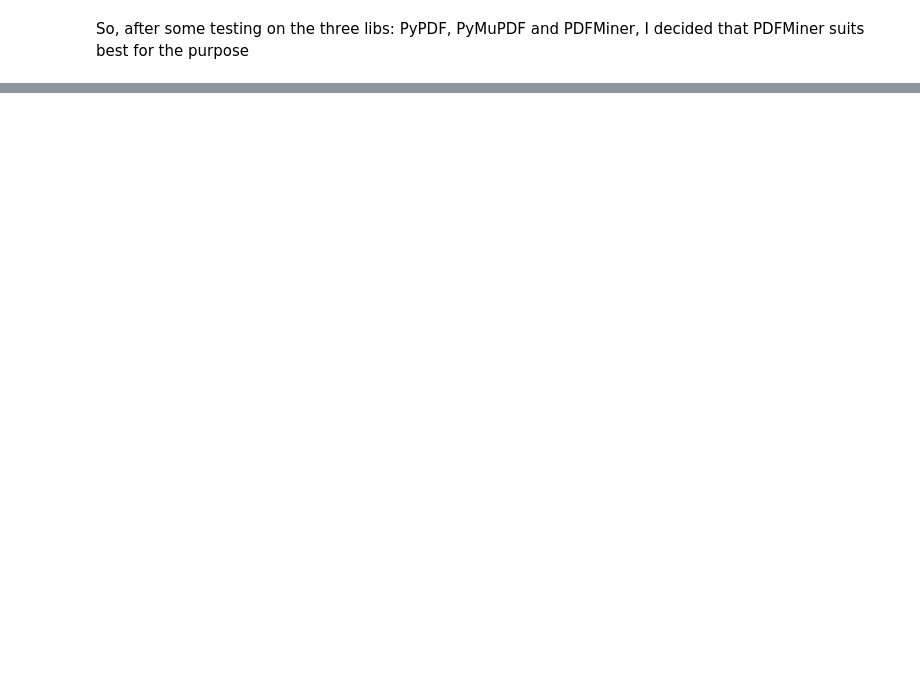
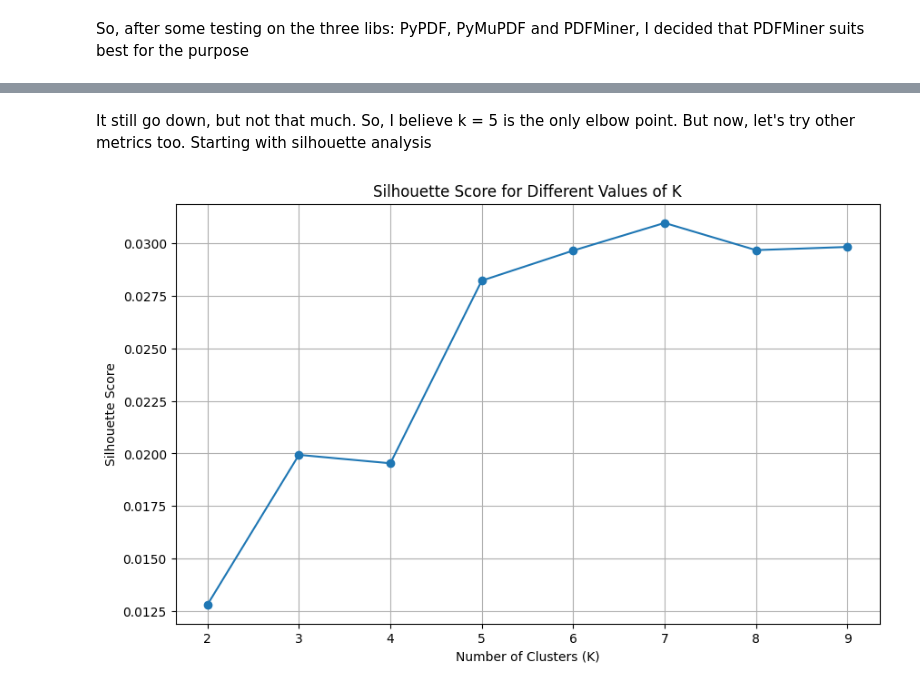
Before and after one commit to HenryNg101/Research-papers-analysis, a Jupyter notebook: main.ipynb, the cells around one changed output, grey strips where cells are left out. Saved outputs shown, nothing was run; the diff lists cells and outputs as text; code cells hidden in the pictures; blank space fills up the shorter version.

```diff
--- a/main.ipynb
+++ b/main.ipynb
@@ -152,0 +124,30 @@ KeyboardInterrupt:
+# %% [markdown]
+It still go down, but not that much. So, I believe k = 5 is the only elbow point. But now, let's try other metrics too. Starting with silhouette analysis
+# %%
+# Range of clusters to evaluate (use the best K from Elbow Method)
+k_values = range(2, 10)
+
+# Initialize lists to store silhouette scores
+silhouette_scores = []
+
+# Compute silhouette scores for each K
+for k in k_values:
+    # Initialize KMeans with K clusters
+    kmeans = KMeans(n_clusters=k, random_state=42)
+    cluster_labels = kmeans.fit_predict(tfidf_vectors)
+
+    # Calculate silhouette score
+    silhouette_avg = silhouette_score(tfidf_vectors, cluster_labels)
+    silhouette_scores.append(silhouette_avg)
+
+# Plot silhouette scores
+plt.figure(figsize=(10, 6))
+plt.plot(k_values, silhouette_scores, marker='o')
+plt.title('Silhouette Score for Different Values of K')
+plt.xlabel('Number of Clusters (K)')
+plt.ylabel('Silhouette Score')
+plt.xticks(k_values)
+plt.grid(True)
+plt.show()
+# %% [output]
+[figure, added]
```
Also changed, not shown: parts of 19 cells of this notebook.
